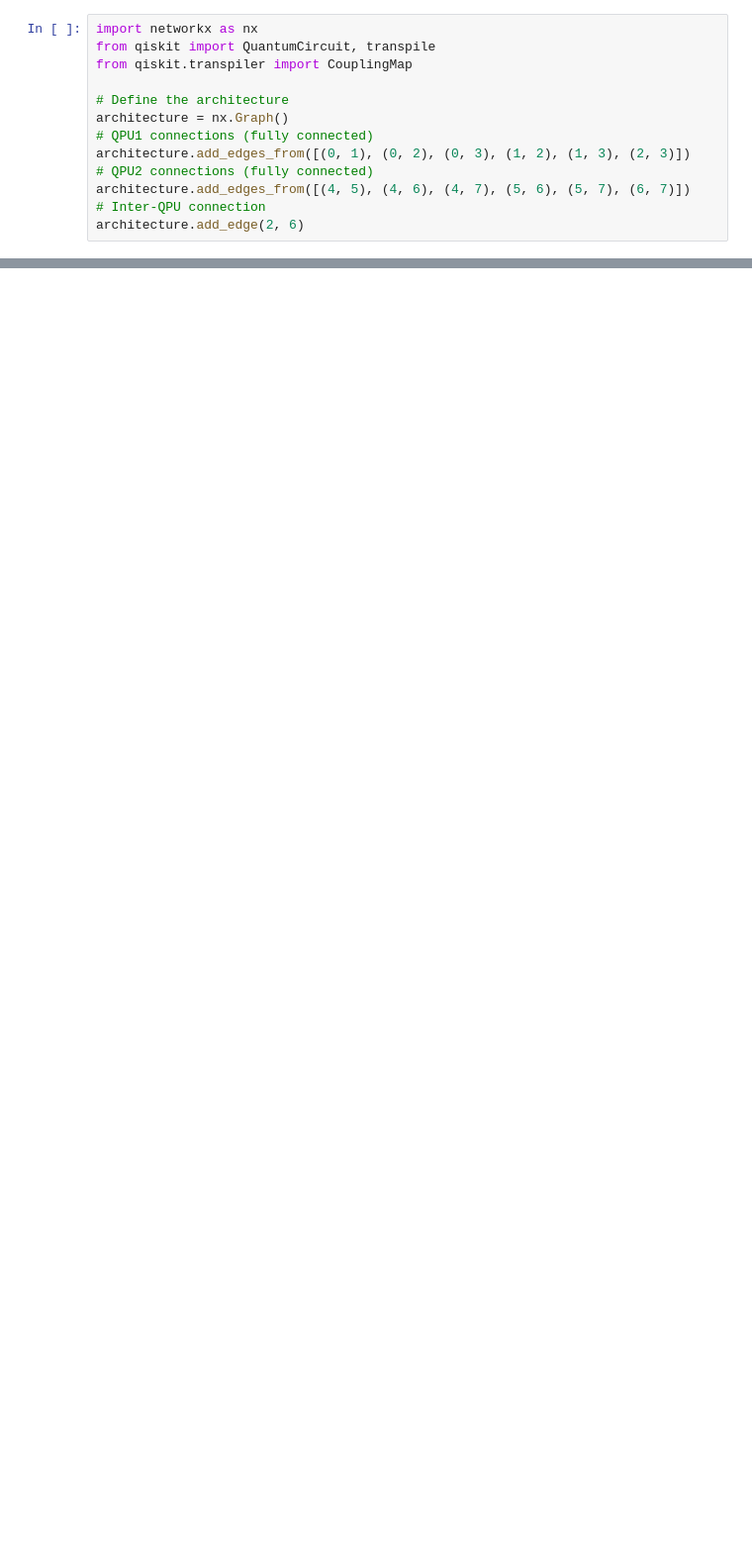
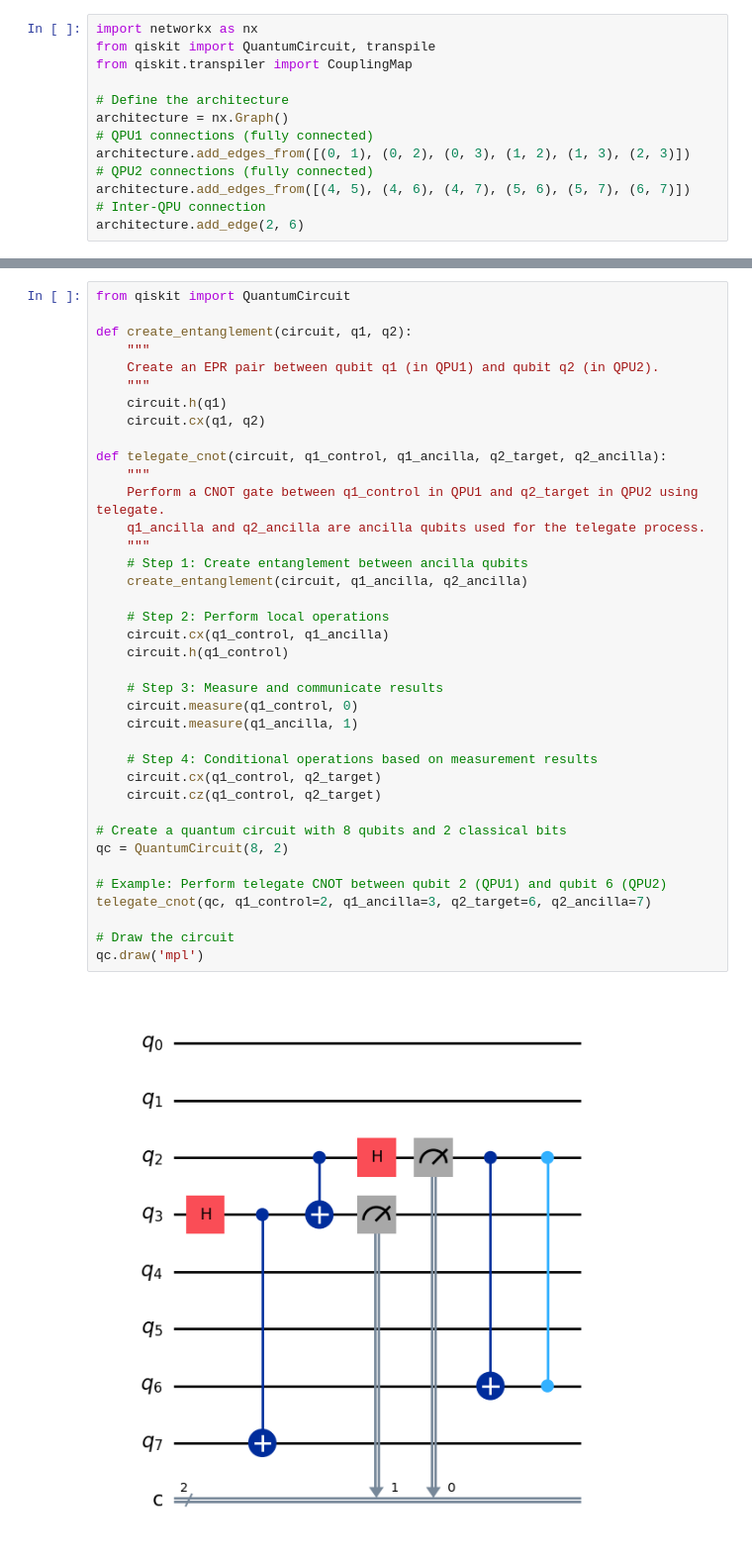
Before and after one commit to awshaffar/google_dmon, a Jupyter notebook: experiments.ipynb, the cells around one changed output, grey strips where cells are left out. Shown: that part at 99% size. Drawn from its saved outputs; the diff is of its cells as text; blank space fills up the shorter version.

```diff
--- a/experiments.ipynb
+++ b/experiments.ipynb
@@ -237,0 +65,40 @@ qc.draw('mpl')
+# %%
+from qiskit import QuantumCircuit
+
+def create_entanglement(circuit, q1, q2):
+    """
+    Create an EPR pair between qubit q1 (in QPU1) and qubit q2 (in QPU2).
+    """
+    circuit.h(q1)
+    circuit.cx(q1, q2)
+
+def telegate_cnot(circuit, q1_control, q1_ancilla, q2_target, q2_ancilla):
+    """
+    Perform a CNOT gate between q1_control in QPU1 and q2_target in QPU2 using telegate.
+    q1_ancilla and q2_ancilla are ancilla qubits used for the telegate process.
+    """
+    # Step 1: Create entanglement between ancilla qubits
+    create_entanglement(circuit, q1_ancilla, q2_ancilla)
+
+    # Step 2: Perform local operations
+    circuit.cx(q1_control, q1_ancilla)
+    circuit.h(q1_control)
+
+    # Step 3: Measure and communicate results
+    circuit.measure(q1_control, 0)
+    circuit.measure(q1_ancilla, 1)
+
+    # Step 4: Conditional operations based on measurement results
+    circuit.cx(q1_control, q2_target)
+    circuit.cz(q1_control, q2_target)
+
+# Create a quantum circuit with 8 qubits and 2 classical bits
+qc = QuantumCircuit(8, 2)
+
+# Example: Perform telegate CNOT between qubit 2 (QPU1) and qubit 6 (QPU2)
+telegate_cnot(qc, q1_control=2, q1_ancilla=3, q2_target=6, q2_ancilla=7)
+
+# Draw the circuit
+qc.draw('mpl')
+# %% [output]
+[figure, added]
```
Also changed, not shown: parts of 26 cells of this notebook.
